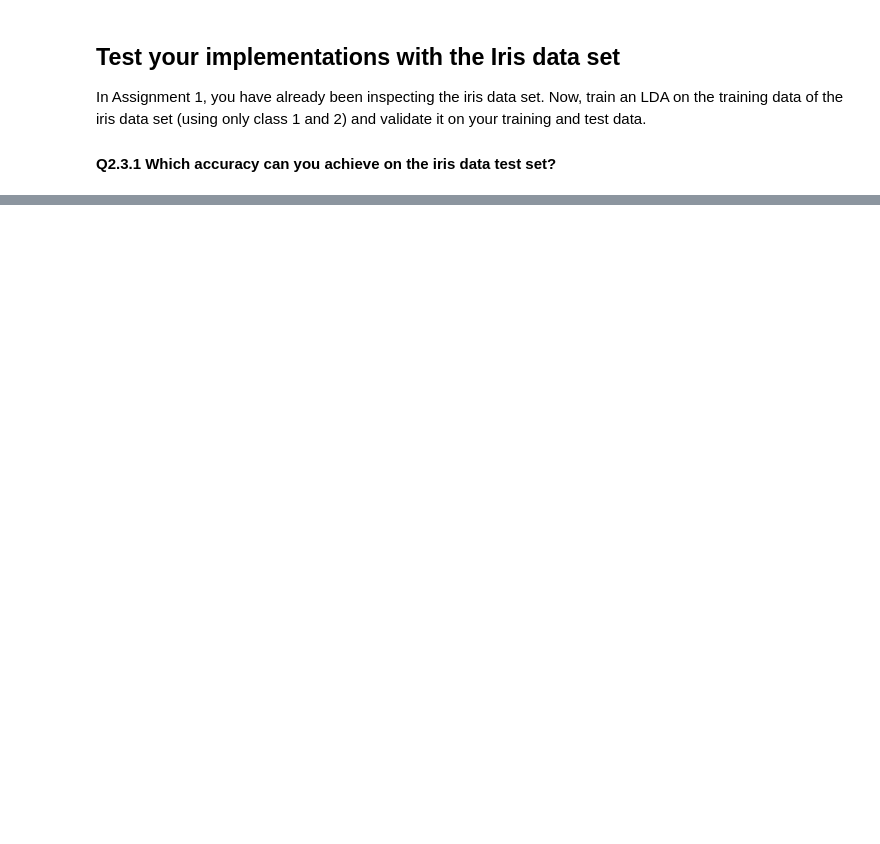
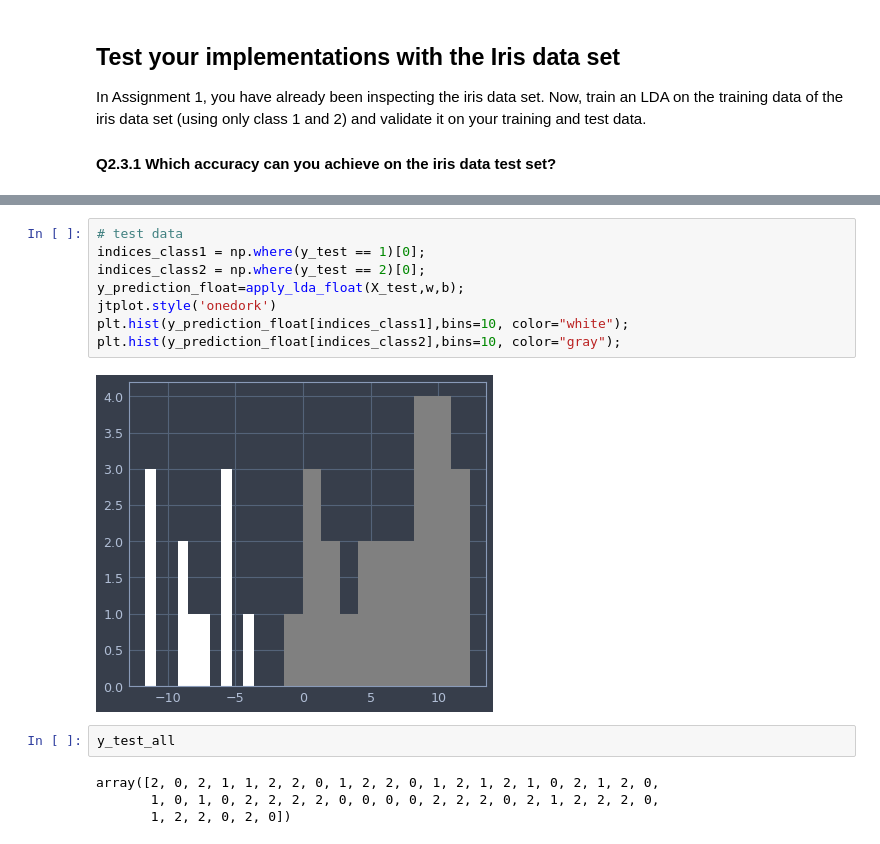
Before and after one commit to svilches/ml, a Jupyter notebook: Assignment 2/2.3 LDA.ipynb, the cells around one changed output, grey strips where cells are left out. Cells and saved outputs as stored; diff of their text form; blank space fills up the shorter version.

```diff
--- a/Assignment 2/2.3 LDA.ipynb
+++ b/Assignment 2/2.3 LDA.ipynb
@@ -84,0 +119,16 @@ y_test = y_test_all[np.logical_or(y_test_all==1,y_test_all==2)]
+# %%
+# test data
+indices_class1 = np.where(y_test == 1)[0];
+indices_class2 = np.where(y_test == 2)[0];
+y_prediction_float=apply_lda_float(X_test,w,b);
+jtplot.style('onedork')
+plt.hist(y_prediction_float[indices_class1],bins=10, color="white");
+plt.hist(y_prediction_float[indices_class2],bins=10, color="gray");
+# %% [output]
+[figure, added]
+# %%
+y_test_all
+# %% [output]
+array([2, 0, 2, 1, 1, 2, 2, 0, 1, 2, 2, 0, 1, 2, 1, 2, 1, 0, 2, 1, 2, 0,
+       1, 0, 1, 0, 2, 2, 2, 2, 0, 0, 0, 0, 2, 2, 2, 0, 2, 1, 2, 2, 2, 0,
+       1, 2, 2, 0, 2, 0])
```
Also changed, not shown: parts of 8 cells of this notebook, 2 other files.
